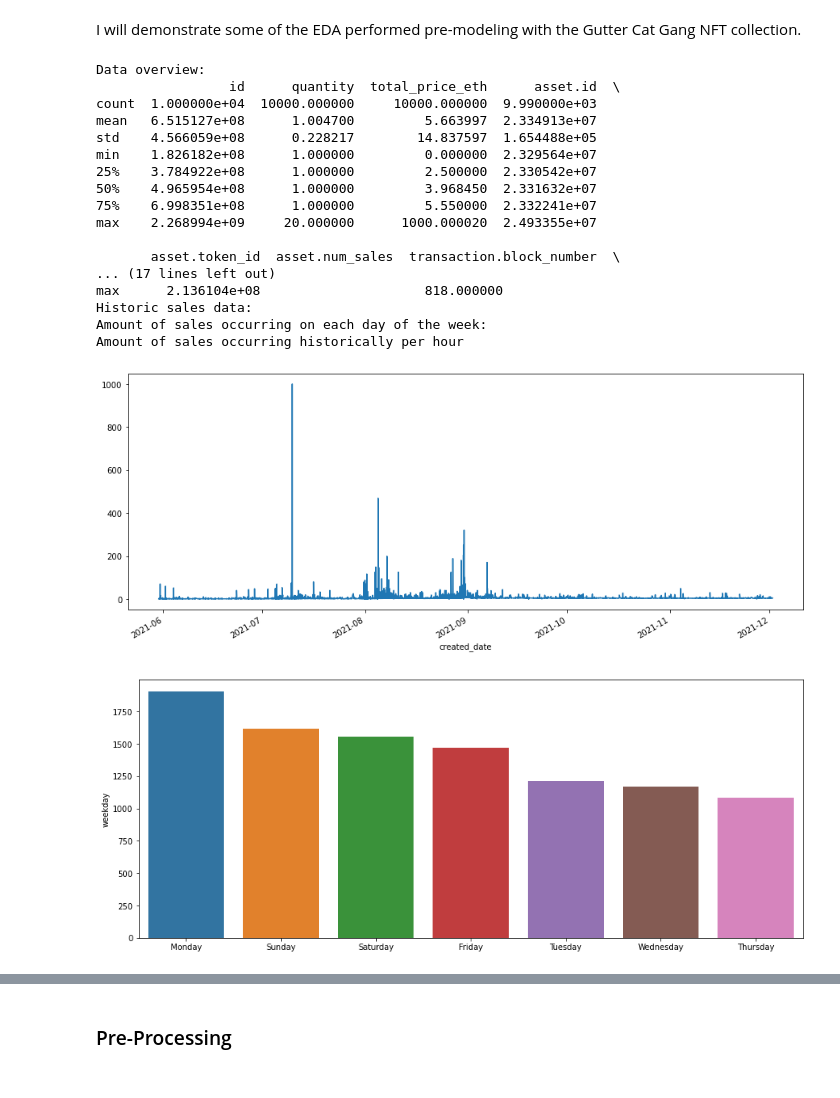
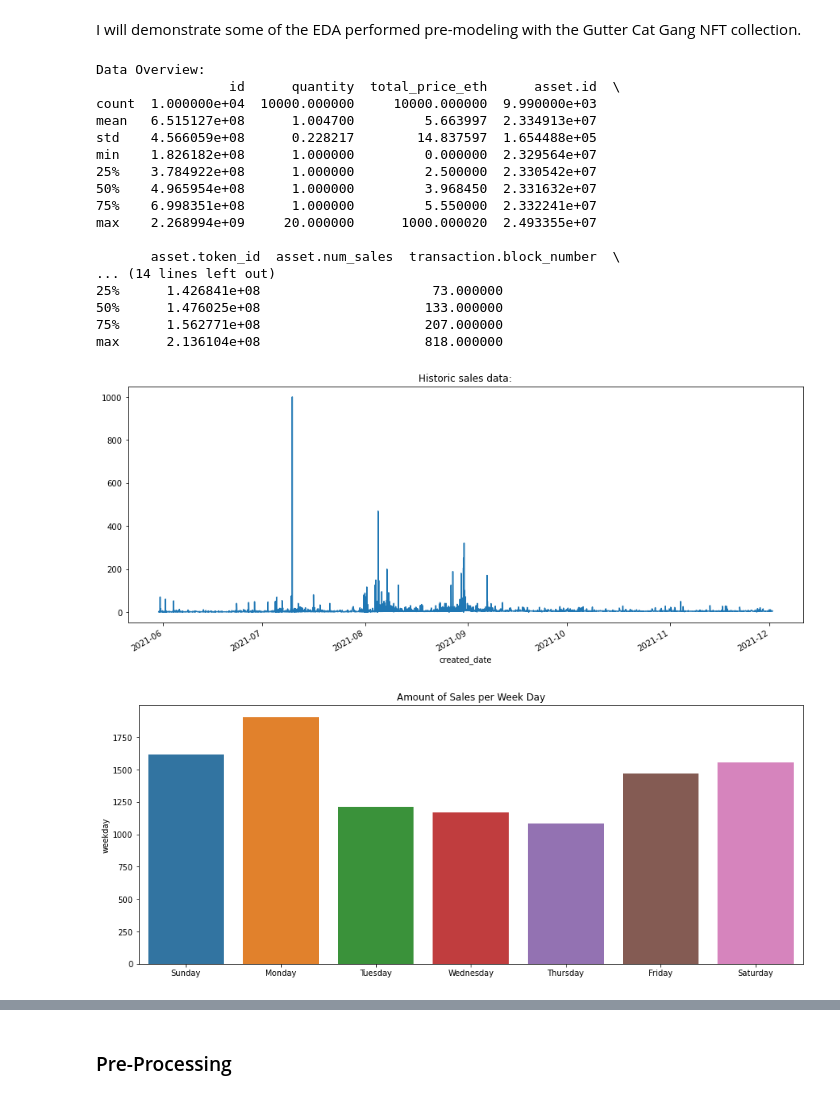
Before and after one commit to samanthanas/NFTTime, a Jupyter notebook: nft_price_predictions.ipynb, the cells around one changed output, grey strips where cells are left out. Saved outputs shown, nothing was run; the diff lists cells and outputs as text; code cells hidden in the pictures.

```diff
--- a/nft_price_predictions.ipynb
+++ b/nft_price_predictions.ipynb
@@ -126,11 +126,11 @@ def starter_eda(csv_string):
 
     your_df_name = pd.read_csv(csv_string, index_col=0)
     your_df_name.index = pd.to_datetime(your_df_name.index)
-    print("Data overview:")
+    print("Data Overview:")
     print(your_df_name.describe())
 
-    print("Historic sales data:")
     your_df_name["total_price_eth"].plot()
+    plt.title("Historic sales data:")
 
     #create datetime visualization columns
     your_df_name["year"] = your_df_name.index.year
@@ -138,44 +138,43 @@ def starter_eda(csv_string):
     your_df_name["hour"] = your_df_name.index.hour
     your_df_name["weekday"] = your_df_name.index.day_name()
 
-    print("Amount of sales occurring on each day of the week:")
     #view sales stats for each day of the week
     weekdays = your_df_name["weekday"].value_counts()
     fig, ax = plt.subplots()
     x = weekdays.index
     y = weekdays
-    sns.barplot(x=x, y=y)
+    order = ["Sunday", "Monday", "Tuesday", "Wednesday", "Thursday", "Friday", "Saturday"]
+    sns.barplot(x=x, y=y, order=order).set(title="Amount of Sales per Week Day")
 
-    print("Amount of sales occurring historically per hour")
     #view sales stats for each day of the week
     hourcounts = your_df_name["hour"].value_counts()
     fig, ax = plt.subplots()
     x = hourcounts.index
     y = hourcounts
-    sns.barplot(x=x, y=y)
+    sns.barplot(x=x, y=y).set(title="Amount of sales occurring historically per hour")
 
     return your_df_name
 # %% [markdown]
 I will demonstrate some of the EDA performed pre-modeling with the Gutter Cat Gang NFT collection.
 # %%
-gcg = starter_eda("guttercats.csv")
+gcg = starter_eda("data/guttercats.csv")
 # %% [output]
-Data overview:
+Data Overview:
                  id      quantity  total_price_eth      asset.id  \
 count  1.000000e+04  10000.000000     10000.000000  9.990000e+03
 mean   6.515127e+08      1.004700         5.663997  2.334913e+07
 std    4.566059e+08      0.228217        14.837597  1.654488e+05
 min    1.826182e+08      1.000000         0.000000  2.329564e+07
 25%    3.784922e+08      1.000000         2.500000  2.330542e+07
 50%    4.965954e+08      1.000000         3.968450  2.331632e+07
 75%    6.998351e+08      1.000000         5.550000  2.332241e+07
 max    2.268994e+09     20.000000      1000.000020  2.493355e+07
 
        asset.token_id  asset.num_sales  transaction.block_number  \
-... (17 lines left out)
+... (14 lines left out)
+25%      1.426841e+08                      73.000000
+50%      1.476025e+08                     133.000000
+75%      1.562771e+08                     207.000000
 max      2.136104e+08                     818.000000
-Historic sales data:
-Amount of sales occurring on each day of the week:
-Amount of sales occurring historically per hour
-[figure, old version]
+[figure, new version]
-[figure, old version]
+[figure, new version]
```
Also changed, not shown: parts of 6 cells of this notebook, 1 other file.
